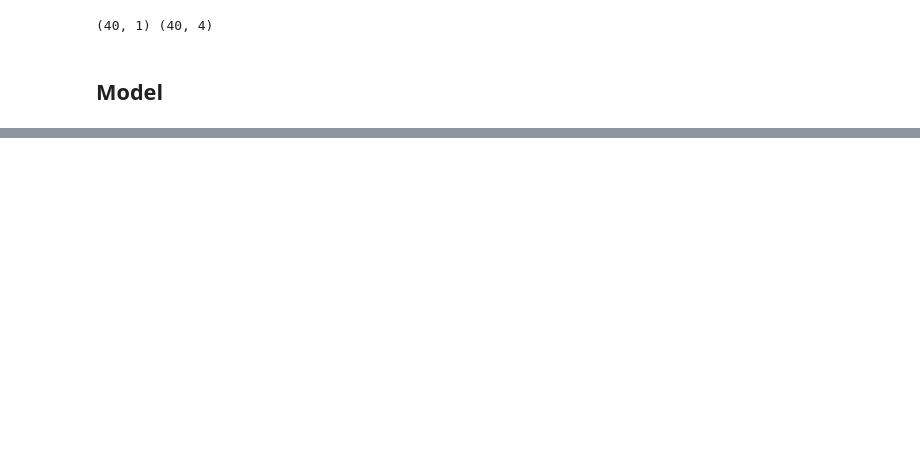
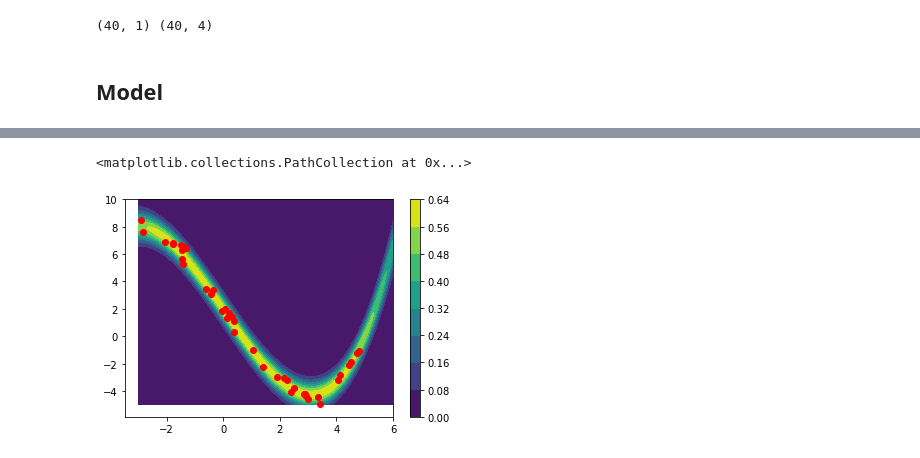
Before and after one commit to chrisorm/pydata-2018, a Jupyter notebook: notebooks/Notebook 2 - Bayesian Linear Regression.ipynb, the cells around one changed output, grey strips where cells are left out. Cells and saved outputs as stored; diff of their text form; code cells hidden in the pictures; blank space fills up the shorter version.

```diff
--- a/notebooks/Notebook 2 - Bayesian Linear Regression.ipynb
+++ b/notebooks/Notebook 2 - Bayesian Linear Regression.ipynb
@@ -66,0 +79,2 @@ for i in range(4):
+# %%
+xs, ys = np.meshgrid(np.arange(-3,6,0.01), np.arange(-5,10,0.01))
@@ -66,0 +83,14 @@ for i in range(4):
+# %%
+sn = np.linalg.inv(posterior_precision)
+# %%
+predictive_var = 1/beta + (px @ sn * px).sum(axis=1)
+predictive_mean = px @ posterior_mean
+# %%
+z = norm.pdf(ys.ravel(), loc = predictive_mean.ravel(), scale=predictive_var**0.5)
+# %%
+plt.contourf(xs, ys, z.reshape(xs.shape))
+plt.colorbar()
+plt.scatter(x,y, c='r')
+# %% [output]
+<matplotlib.collections.PathCollection at 0x...>
+[figure, added]
```
Also changed, not shown: parts of 7 cells of this notebook, 2 other files.
